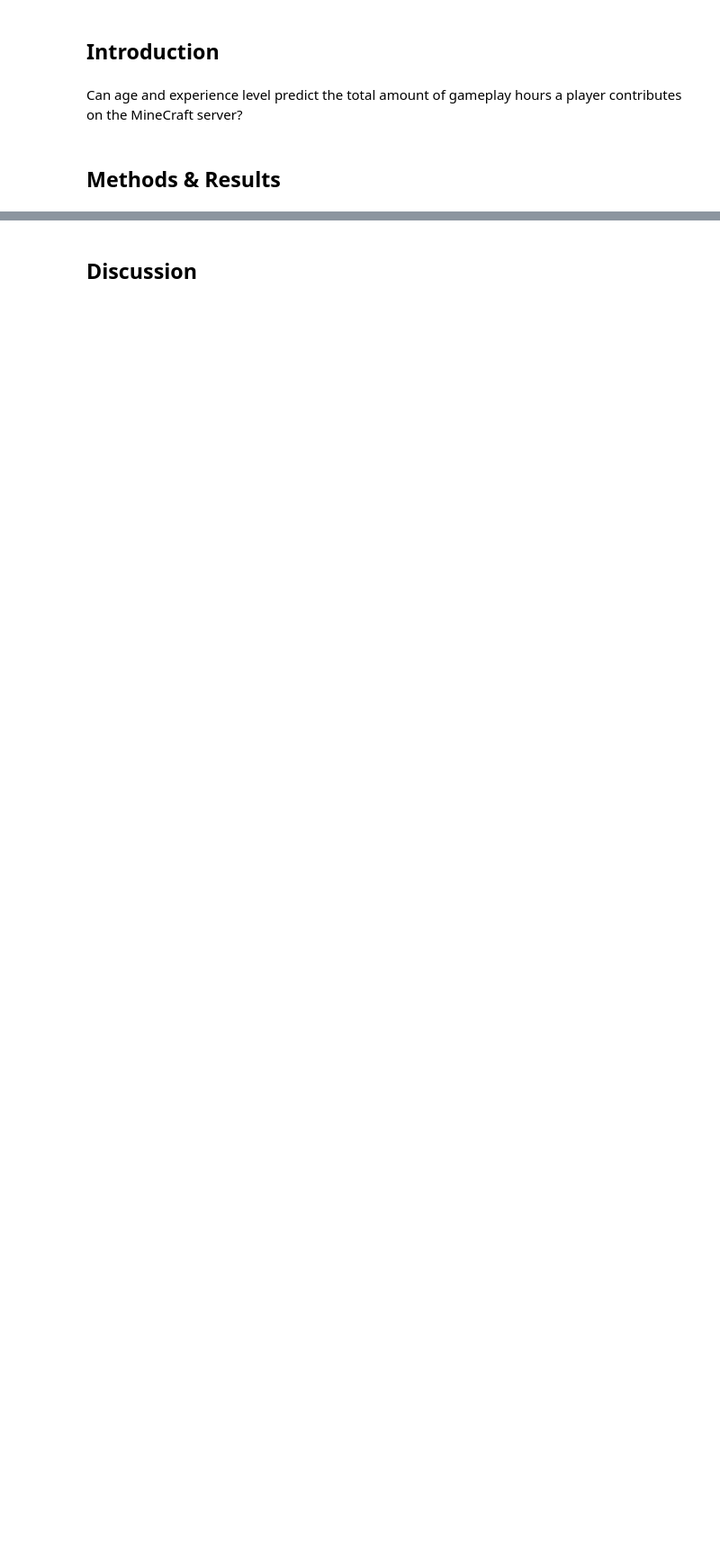
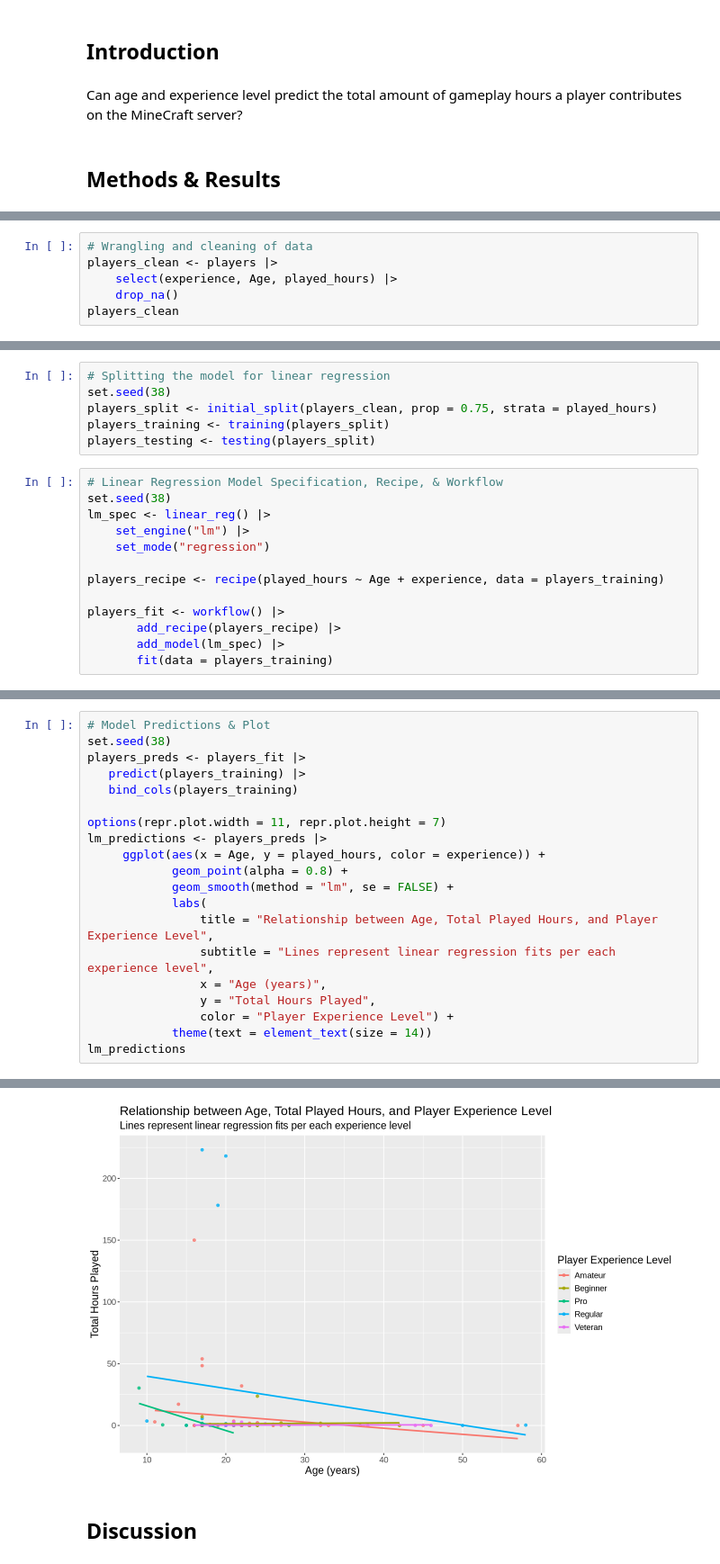
Before and after one commit to gnouvles/dsci100-004_group38, a Jupyter notebook: project_final_report.ipynb, the cells around one changed output, grey strips where cells are left out. Shown at 90% size. Saved outputs shown, nothing was run; the diff lists cells and outputs as text; blank space fills up the shorter version.

```diff
--- a/project_final_report.ipynb
+++ b/project_final_report.ipynb
@@ -38,0 +47,6 @@ Can age and experience level predict the total amount of gameplay hours a player
+# %%
+# Wrangling and cleaning of data
+players_clean <- players |>
+    select(experience, Age, played_hours) |>
+    drop_na()
+players_clean
@@ -38,0 +149,19 @@ Can age and experience level predict the total amount of gameplay hours a player
+# %%
+# Splitting the model for linear regression
+set.seed(38)
+players_split <- initial_split(players_clean, prop = 0.75, strata = played_hours)
+players_training <- training(players_split)
+players_testing <- testing(players_split)
+# %%
+# Linear Regression Model Specification, Recipe, & Workflow
+set.seed(38)
+lm_spec <- linear_reg() |>
+    set_engine("lm") |>
+    set_mode("regression")
+
+players_recipe <- recipe(played_hours ~ Age + experience, data = players_training)
+
+players_fit <- workflow() |>
+       add_recipe(players_recipe) |>
+       add_model(lm_spec) |>
+       fit(data = players_training)
@@ -38,0 +191,21 @@ Can age and experience level predict the total amount of gameplay hours a player
+# %%
+# Model Predictions & Plot
+set.seed(38)
+players_preds <- players_fit |>
+   predict(players_training) |>
+   bind_cols(players_training)
+
+options(repr.plot.width = 11, repr.plot.height = 7)
+lm_predictions <- players_preds |>
+     ggplot(aes(x = Age, y = played_hours, color = experience)) +
+            geom_point(alpha = 0.8) +
+            geom_smooth(method = "lm", se = FALSE) +
+            labs(
+                title = "Relationship between Age, Total Played Hours, and Player Experience Level",
+                subtitle = "Lines represent linear regression fits per each experience level",
+                x = "Age (years)",
+                y = "Total Hours Played",
+                color = "Player Experience Level") +
+            theme(text = element_text(size = 14))
+lm_predictions
+# %% [output]
@@ -39,2 +213,3 @@ Can age and experience level predict the total amount of gameplay hours a player
+[figure, added]
 # %% [markdown]
 <h2>Discussion</h2>
```
Also changed, not shown: parts of 10 cells of this notebook.
